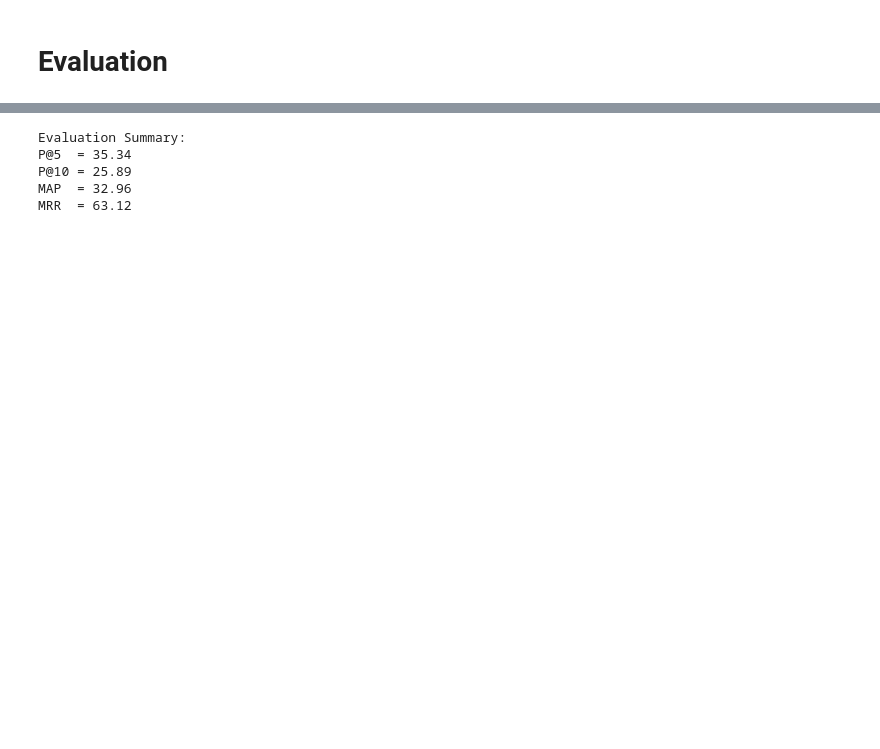
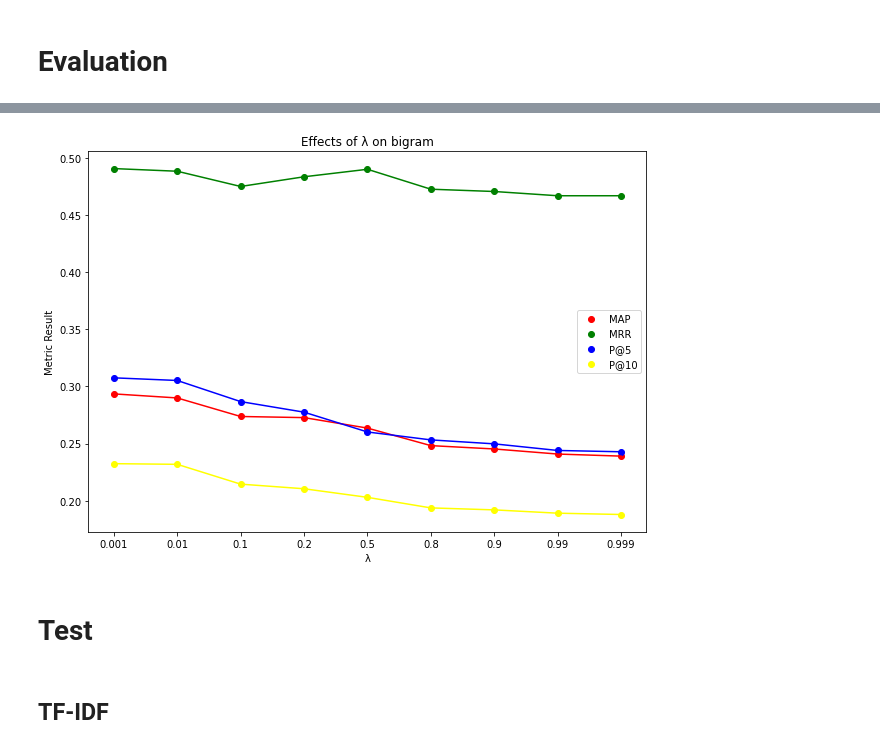
Before and after one commit to AUT-Student/IR-HW1, a Jupyter notebook: IR_HW1.ipynb, the cells around one changed output, grey strips where cells are left out. Drawn from its saved outputs; the diff is of its cells as text; code cells hidden in the pictures; blank space fills up the shorter version.

```diff
--- a/IR_HW1.ipynb
+++ b/IR_HW1.ipynb
@@ -324,2 +313,0 @@ unigram_recommender.calculate_statistics(dataset=train_dataset_ngram)
-# %%
-bigram_recommender = BigramRecommender(preprocess=preprocess, number_recommendation=10, mu=0.5, lambda_=0.5)
@@ -448,0 +482,12 @@ class Evaluator():
+# %%
+lambda_bigram_results = {"MAP": dict(), "MRR": dict(), "P@5": dict(), "P@10": dict()}
+for lambda_ in [0.001, 0.01, 0.1, 0.2, 0.5, 0.8, 0.9, 0.99, 0.999]:
+  print(f"lambda_ = {lambda_}")
+  bigram_recommender = BigramRecommender(preprocess=preprocess, number_recommendation=10, mu=50, lambda_=lambda_)
+  bigram_recommender.calculate_statistics(dataset=train_dataset_ngram)
+  evaluator = Evaluator(bigram_recommender)
+
+  lambda_bigram_results["MAP"][lambda_] = evaluator.evaluate_map(valid_dataset_evaluation)
+  lambda_bigram_results["MRR"][lambda_] = evaluator.evaluate_mrr(valid_dataset_evaluation)
+  lambda_bigram_results["P@5"][lambda_] = evaluator.evaluate_p_at_n(valid_dataset_evaluation, n=5)
+  lambda_bigram_results["P@10"][lambda_] = evaluator.evaluate_p_at_n(valid_dataset_evaluation, n=10)
@@ -449,3 +524,26 @@ class Evaluator():
+# %%
+metrics = ["MAP", "MRR", "P@5", "P@10"]
+colors = ["red", "green", "blue", "yellow"]
+lambdas = lambda_bigram_results[metrics[0]].keys()
+
+for metric, color in zip(metrics, colors):
+  xs = range(1, 10)
+  ys = [lambda_bigram_results[metric][lambda_] for lambda_ in lambdas]
+
+  plt.plot(xs, ys, c=color)
+  plt.scatter(xs, ys, c=color, label=metric)
+
+plt.title("Effects of λ on bigram")
+plt.xticks(xs, [str(lambda_) for lambda_ in lambdas])
+plt.xlabel("λ")
+plt.ylabel("Metric Result")
+plt.legend()
+plt.gcf().set_size_inches(10, 7)
+plt.show()
+# %% [output]
+[figure, added]
+# %% [markdown]
+# Test
 # %%
 qid_set = set(test_dataset["qid1"].values)
 
@@ -464,8 +560,2 @@ evaluator = Evaluator(tfidf_recommender)
-# %%
-evaluator.evaluation_report(dataset=test_dataset_evaluation)
-# %% [output]
-Evaluation Summary:
-P@5  = 35.34
-P@10 = 25.89
-MAP  = 32.96
-MRR  = 63.12
+# %% [markdown]
+## TF-IDF
```
Also changed, not shown: parts of 38 cells of this notebook.
